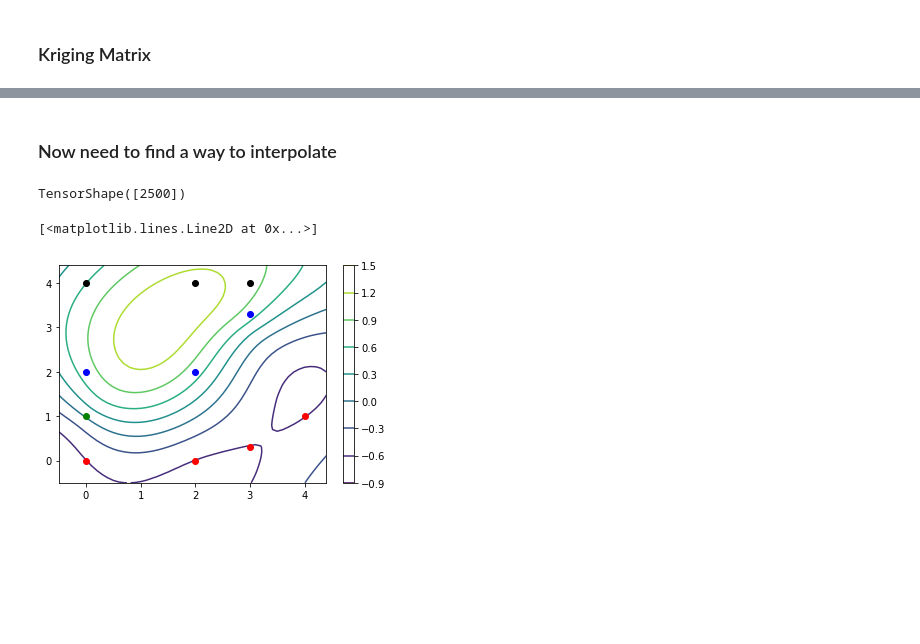
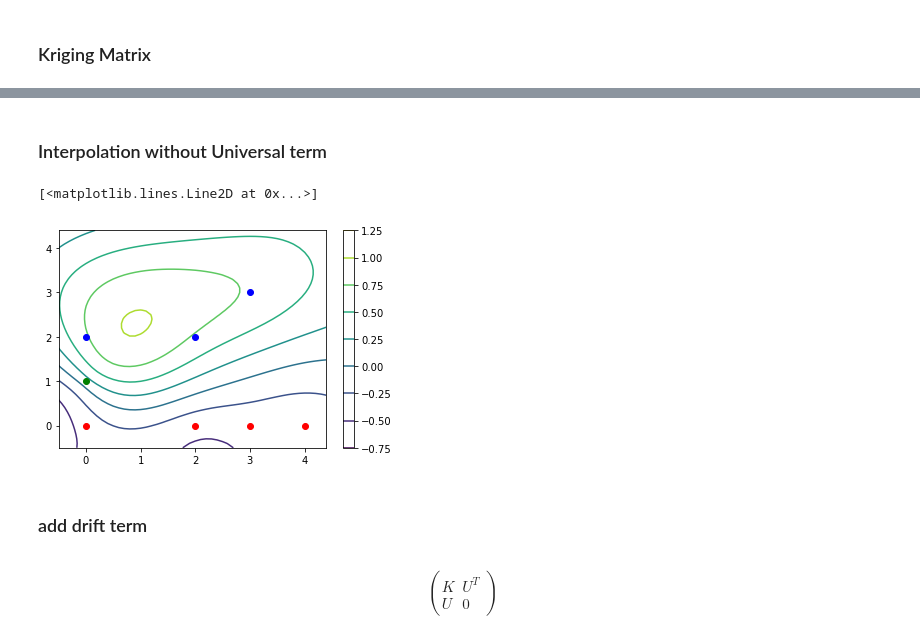
Before and after one commit to GeorgeLiang3/repository1, a Jupyter notebook: Kriging_TensorFlow/Kriging_TF_V0.2.ipynb, the cells around one changed output, grey strips where cells are left out. Saved outputs shown, nothing was run; the diff lists cells and outputs as text; code cells hidden in the pictures; blank space fills up the shorter version.

Commit message:
Tensorflow kriging add universal term

```diff
--- a/Kriging_TensorFlow/Kriging_TF_V0.2.ipynb
+++ b/Kriging_TensorFlow/Kriging_TF_V0.2.ipynb
@@ -271,3 +227,3 @@ array([[ 3.6986923 ],
-# %% [markdown]
-### Now need to find a way to interpolate
+# %% [markdown]
+### Interpolation without Universal term
 # %%
@@ -281,8 +239,11 @@ grid = tf.stack([X,Y],axis = 1)
 # %%
-hu_Simpoints = cartesian_dist_no_tile(x_1,grid)
+hu_Simpoints = cartesian_dist_no_tile(G_1,grid)
 # %%
-sed_dips_SimPoint = squared_euclidean_distance(x_1_tiled,grid)
+sed_dips_SimPoint = squared_euclidean_distance(G_1_tiled,grid)
 # %%
-sigma_0_grad = w[:x_1.shape[0]*2] * (-hu_Simpoints*(- c_o_T * ((-14 / a_T ** 2) + 105 / 4 * sed_dips_SimPoint / a_T ** 3 -
+# gradient contribution
+sigma_0_grad = w[:G_1.shape[0]*2] * (-hu_Simpoints*(- c_o_T * ((-14 / a_T ** 2) + 105 / 4 * sed_dips_SimPoint / a_T ** 3 -
                                35 / 2 * sed_dips_SimPoint ** 3 / a_T ** 5 +
                                21 / 4 * sed_dips_SimPoint ** 5 / a_T ** 7)))
+
+sigma_0_grad = tf.reduce_sum(sigma_0_grad,axis=0)
@@ -292,10 +251,11 @@ sigma_0_grad = tf.reduce_sum(sigma_0_grad,axis=0)
 sed_rest_SimPoint = squared_euclidean_distance(rest_layer_points,grid)
 sed_ref_SimPoint = squared_euclidean_distance(ref_layer_points,grid)
 # %%
-sigma_0_interf = -w[x_1.shape[0]*2:]*(c_o_T  * ((1 - 7 * (sed_rest_SimPoint / a_T) ** 2 +
+# surface point contribution
+sigma_0_interf = -w[G_1.shape[0]*2:]*(c_o_T  * ((1 - 7 * (sed_rest_SimPoint / a_T) ** 2 +
              35 / 4 * (sed_rest_SimPoint / a_T) ** 3 -
              7 / 2 * (sed_rest_SimPoint / a_T) ** 5 +
-             3 / 4 * (sed_rest_SimPoint / a_T) ** 7) -\
+             3 / 4 * (sed_rest_SimPoint / a_T) ** 7) -
              (1 - 7 * (sed_ref_SimPoint / a_T) ** 2 +
               35 / 4 * (sed_ref_SimPoint / a_T) ** 3 -
               7 / 2 * (sed_ref_SimPoint / a_T) ** 5 +
@@ -303,10 +263,6 @@ sigma_0_interf = -w[x_1.shape[0]*2:]*(c_o_T  * ((1 - 7 * (sed_rest_SimPoint / a_
 sigma_0_interf = tf.reduce_sum(sigma_0_interf,axis = 0)
 # %%
 interpolate_result = sigma_0_grad+sigma_0_interf
-# %%
-interpolate_result.shape
-# %% [output]
-TensorShape([2500])
 # %%
 intp = tf.reshape(interpolate_result,[50,50])
 # %%
@@ -326,10 +282,19 @@ gy5 = 1.
 # %%
 plt.contour(XX,YY,intp)
 plt.colorbar()
 plt.plot(layer1[:,0], layer1[:,1], 'ro')
 plt.plot(layer2[:,0], layer2[:,1], 'bo')
-plt.plot(layer3[:,0], layer3[:,1], 'ko')
-plt.plot(x5[0], x5[1], 'go')
+
+plt.plot(G_1[0,0], G_1[0,1], 'go')
 # %% [output]
 [<matplotlib.lines.Line2D at 0x...>]
-[figure, old version]
+[figure, new version]
+# %% [markdown]
+### add drift term
+# %% [markdown]
+\begin{equation}
+\left(\begin{array}{ll}
+{K} & {U^{T}} \\
+{U} & {0}
+\end{array}\right)
+\end{equation}
```
Also changed, not shown: parts of 39 cells of this notebook, 10 other files.
